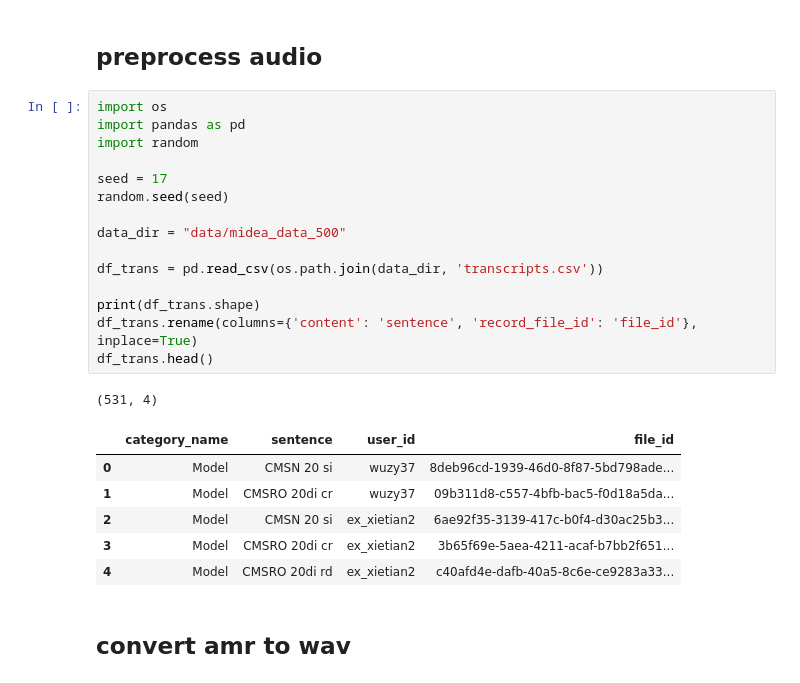
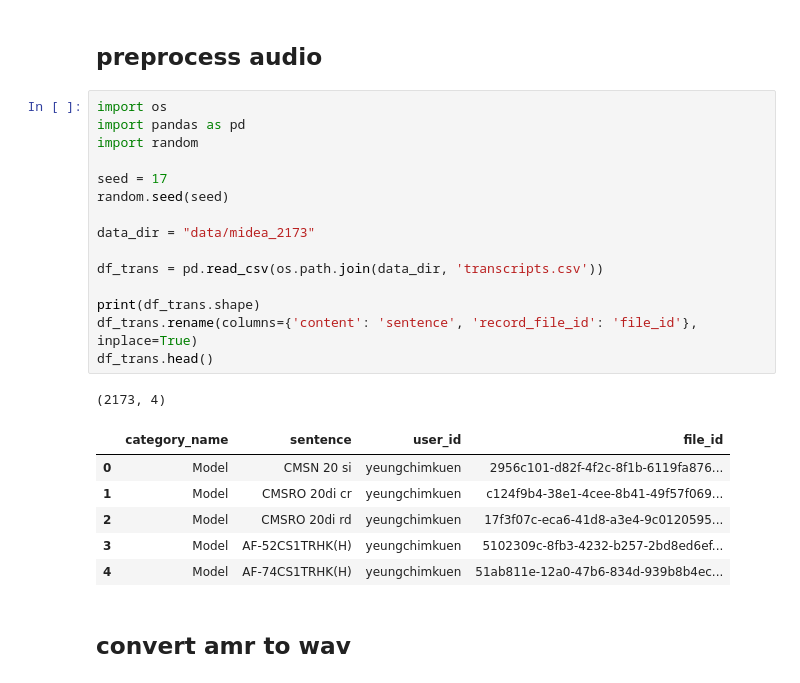
Before and after one commit to Chevolier/whisper, a Jupyter notebook: data_process.ipynb, the cells around one changed output. Cells and saved outputs as stored; diff of their text form.

```diff
--- a/data_process.ipynb
+++ b/data_process.ipynb
@@ -5,26 +5,26 @@
 # %%
 import os
 import pandas as pd
 import random
 
 seed = 17
 random.seed(seed)
 
-data_dir = "data/midea_data_500"
+data_dir = "data/midea_2173"
 
 df_trans = pd.read_csv(os.path.join(data_dir, 'transcripts.csv'))
 
 print(df_trans.shape)
 df_trans.rename(columns={'content': 'sentence', 'record_file_id': 'file_id'}, inplace=True)
 df_trans.head()
 # %% [output]
-(531, 4)
+(2173, 4)
 |  | category_name | sentence | user_id | file_id |
-| 0 | Model | CMSN 20 si | wuzy37 | 8deb96cd-1939-46d0-8f87-5bd798ade... |
-| 1 | Model | CMSRO 20di cr | wuzy37 | 09b311d8-c557-4bfb-bac5-f0d18a5da... |
-| 2 | Model | CMSN 20 si | ex_xietian2 | 6ae92f35-3139-417c-b0f4-d30ac25b3... |
-| 3 | Model | CMSRO 20di cr | ex_xietian2 | 3b65f69e-5aea-4211-acaf-b7bb2f651... |
-| 4 | Model | CMSRO 20di rd | ex_xietian2 | c40afd4e-dafb-40a5-8c6e-ce9283a33... |
+| 0 | Model | CMSN 20 si | yeungchimkuen | 2956c101-d82f-4f2c-8f1b-6119fa876... |
+| 1 | Model | CMSRO 20di cr | yeungchimkuen | c124f9b4-38e1-4cee-8b41-49f57f069... |
+| 2 | Model | CMSRO 20di rd | yeungchimkuen | 17f3f07c-eca6-41d8-a3e4-9c0120595... |
+| 3 | Model | AF-52CS1TRHK(H) | yeungchimkuen | 5102309c-8fb3-4232-b257-2bd8ed6ef... |
+| 4 | Model | AF-74CS1TRHK(H) | yeungchimkuen | 51ab811e-12a0-47b6-834d-939b8b4ec... |
 # %% [markdown]
 ## convert amr to wav
 # %%
```
Also changed, not shown: parts of 16 cells of this notebook, 18 other files.
